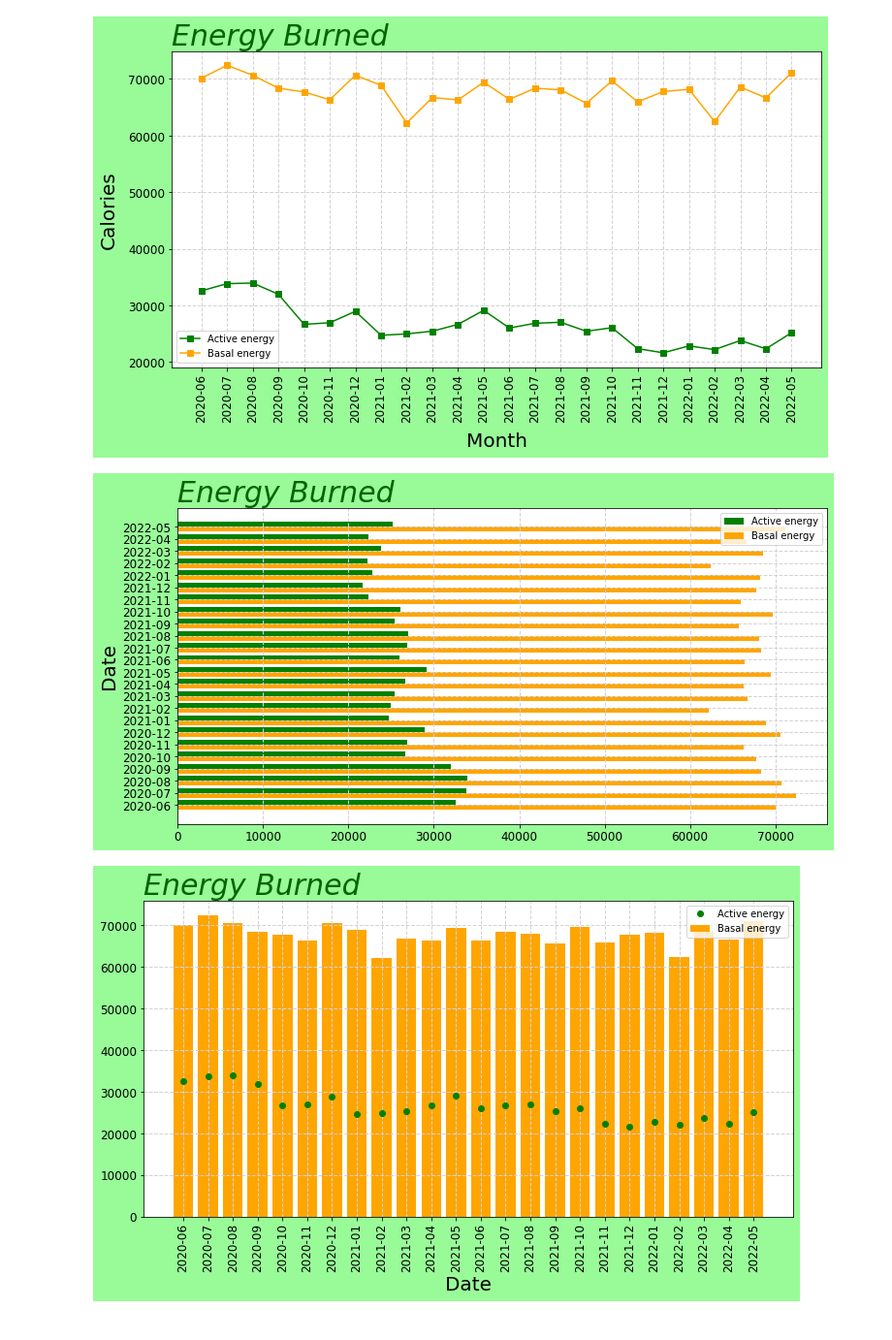
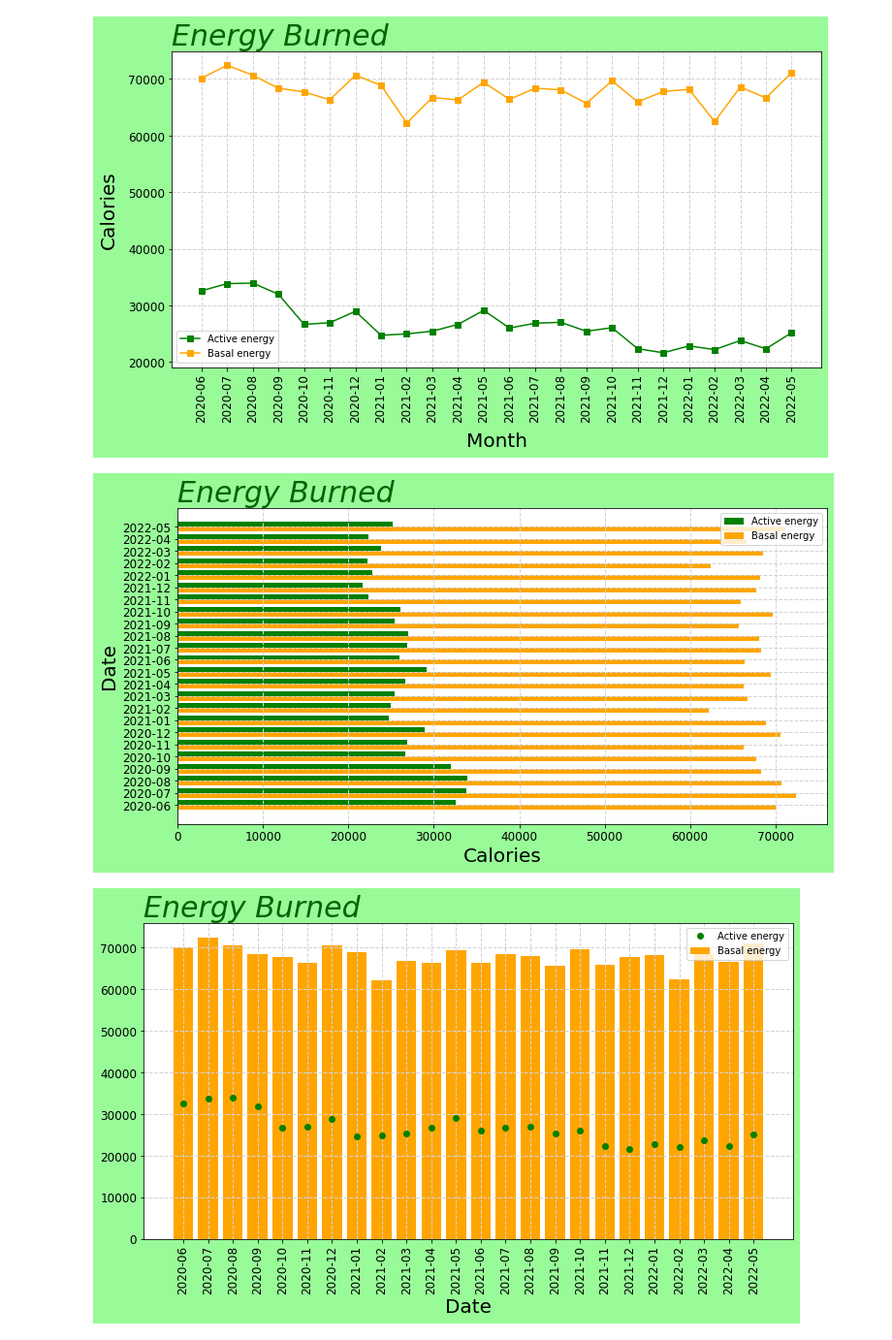
Before and after one commit to KimBug29/AppleDataKW, a Jupyter notebook: HealthData.ipynb, the cells around one changed output. Shown: that part at 97% size. Cells and saved outputs as stored; diff of their text form; code cells hidden in the pictures.

Commit message:
Created subplot chart and overall summary

```diff
--- a/HealthData.ipynb
+++ b/HealthData.ipynb
@@ -180,18 +180,19 @@ plt.show()
 # %%
 #Plot the 2-year period (in months) of Active Energy Burned (calories) and Basal Energy Burned (calories) in a grouped bar chart with custom chart formatting.
 plt.figure(figsize = (12, 6), facecolor = "palegreen")
 plt.barh(health_data_2year_dataframe['Date'], health_data_2year_dataframe['Active energy burned(Cal)'], color = "green",
     align = "edge", height = 0.4)
 plt.barh(health_data_2year_dataframe['Date'], health_data_2year_dataframe['Basal energy burned(Cal)'], color = "orange",
     align = "edge", height = -0.4)
 plt.legend (["Active energy","Basal energy"])
+plt.xlabel("Calories", fontsize = 20)
 plt.ylabel("Date", fontsize = 20)
 plt.tick_params(axis = "both", labelsize = "large")
 plt.grid(color = "lightgrey", linestyle = "--", linewidth = 1)
 plt.title("Energy Burned", fontsize=30, loc = "left", fontstyle = "oblique", color = "darkgreen")
 plt.show()
 # %% [output]
-[figure, old version]
+[figure, new version]
 # %%
 #Plot the 2-year period (in months) of Active Energy Burned (calories) and Basal Energy Burned (calories) in a combination plot with custom chart formatting.
 plt.figure(figsize = (12, 6), facecolor = "palegreen")
```
Also changed, not shown: parts of 3 cells of this notebook.
